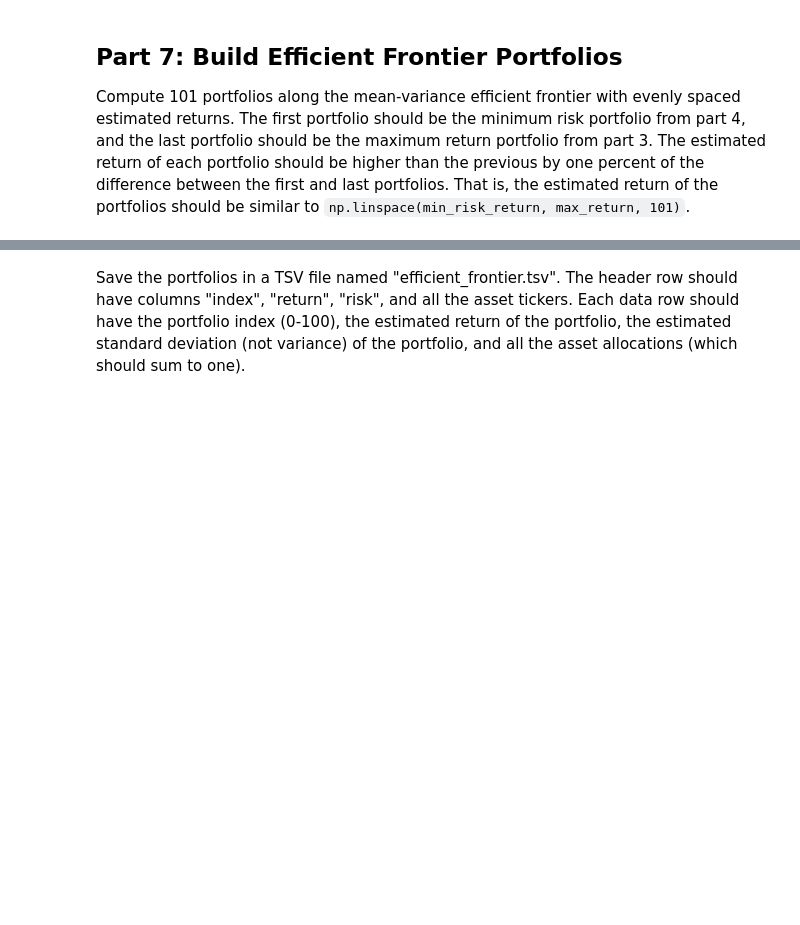
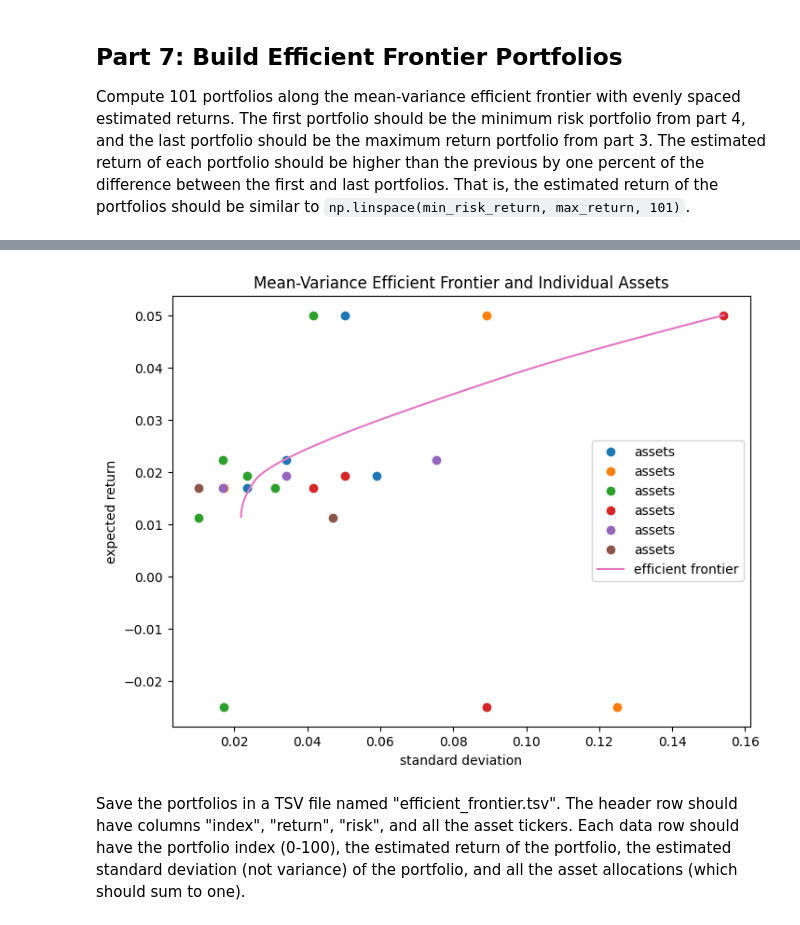
Before and after one commit to tlevash23/AIinField, a Jupyter notebook: project.ipynb, the cells around one changed output, grey strips where cells are left out. Saved outputs shown, nothing was run; the diff lists cells and outputs as text; code cells hidden in the pictures; blank space fills up the shorter version.

```diff
--- a/project.ipynb
+++ b/project.ipynb
@@ -270,0 +326,12 @@ Compute the minimum risk portfolio based on your previously estimated risks.
+# %%
+# YOUR CHANGES HERE
+
+x_minimum_risk = cp.Variable(n)
+
+objective_minimum_risk = cp.Minimize(x_minimum_risk.T@ cov_matrix.to_numpy() @ x_minimum_risk)
+objective_minimum_risk
+
+prob_minimum_risk = cp.Problem(objective_minimum_risk, [0 <= x_minimum_risk, cp.sum(x_minimum_risk) ==1])
+
+covariance_minimum_risk = prob_minimum_risk.solve()
+covariance_minimum_risk
@@ -270,0 +344,3 @@ Compute the minimum risk portfolio based on your previously estimated risks.
+# %%
+estimated_return_minimum_risk = x_minimum_risk.value @ est_returns
+estimated_return_minimum_risk
@@ -292,3 +438,33 @@ That is, the estimated return of the portfolios should be similar to `np.linspac
+# %%
+# check plot eff
+
+plt.figure(figsize=(8,6))
+
+# individual assets
+plt.plot(
+    np.sqrt(cov_matrix),
+    est_returns,
+    linestyle="none",
+    marker="o",
+    label="assets"
+)
+
+# efficient frontier
+plt.plot(
+    np.sqrt(ef_variances),
+    ef_returns,
+    linestyle="-",
+    label="efficient frontier"
+)
+
+plt.xlabel("standard deviation")
+plt.ylabel("expected return")
+plt.title("Mean-Variance Efficient Frontier and Individual Assets")
+plt.legend()
+
+plt.show()
+# %% [output]
+[figure, added]
 # %% [markdown]
 Save the portfolios in a TSV file named "efficient_frontier.tsv".
 The header row should have columns "index", "return", "risk", and all the asset tickers.
```
Also changed, not shown: parts of 27 cells of this notebook, 6 other files.
